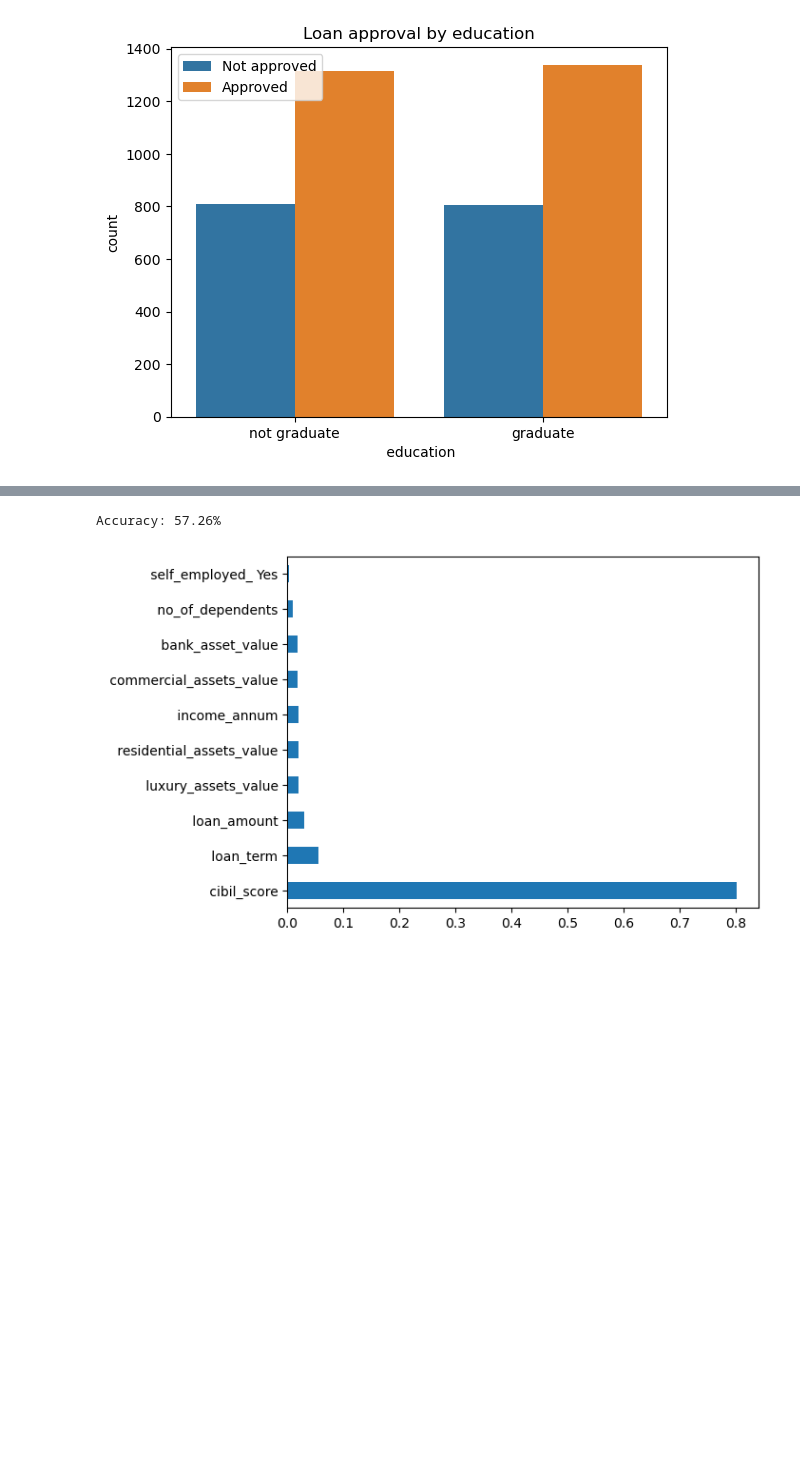
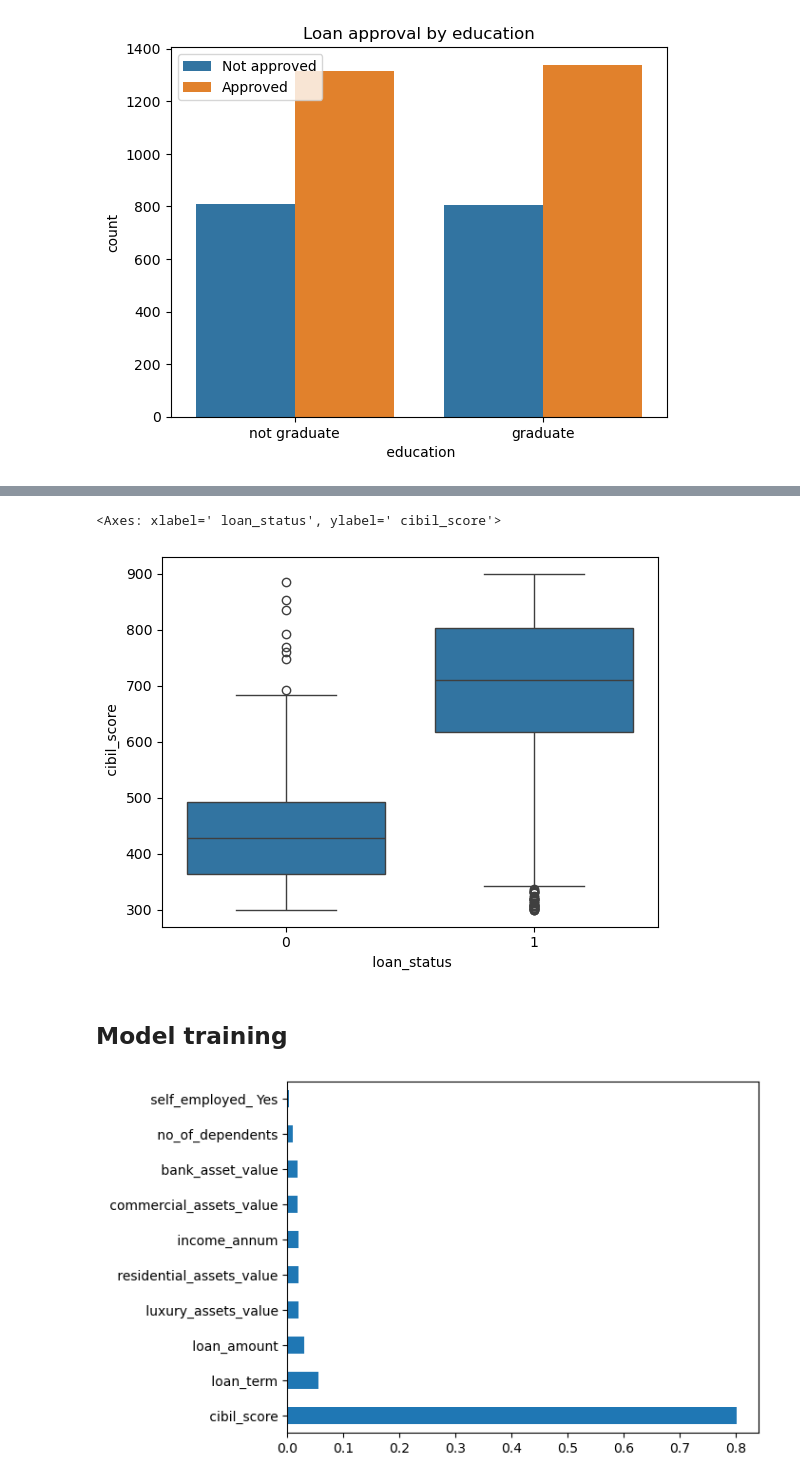
Before and after one commit to TaisyToming/data-science-projects, a Jupyter notebook: Loan Approval Prediction/Loan Approval Prediction.ipynb, the cells around one changed output, grey strips where cells are left out. Drawn from its saved outputs; the diff is of its cells as text; code cells hidden in the pictures; blank space fills up the shorter version.

```diff
--- a/Loan Approval Prediction/Loan Approval Prediction.ipynb
+++ b/Loan Approval Prediction/Loan Approval Prediction.ipynb
@@ -123,13 +191,17 @@ plt.show()
+# %%
+sns.boxplot(data = df, x = ' loan_status', y = ' cibil_score')
+# %% [output]
+<Axes: xlabel=' loan_status', ylabel=' cibil_score'>
+[figure, added]
+# %% [markdown]
+## Model training
 # %%
 
-X = df.drop([' loan_status'], axis = 1)
+X_all = df.drop([' loan_status'], axis = 1)
+X_no_cibil = df.drop([' loan_status', ' cibil_score'], axis = 1)
 y = df[' loan_status']
 
-X_train, X_test, y_train, y_test = train_test_split(X, y, test_size=0.2)
 
-model = RandomForestClassifier()
-model.fit(X_train, y_train)
-predictions = model.predict(X_test)
-print(f'Accuracy: {accuracy_score(y_test, predictions) * 100:.2f}%')
+
+X_train_all, X_test_all, y_train, y_test = train_test_split(X_all, y, test_size=0.2, random_state=42)
+X_train_no, X_test_no, _, _ = train_test_split(X_no_cibil, y, test_size=0.2, random_state=42)
-# %% [output]
-Accuracy: 57.26%
```
Also changed, not shown: parts of 30 cells of this notebook.
